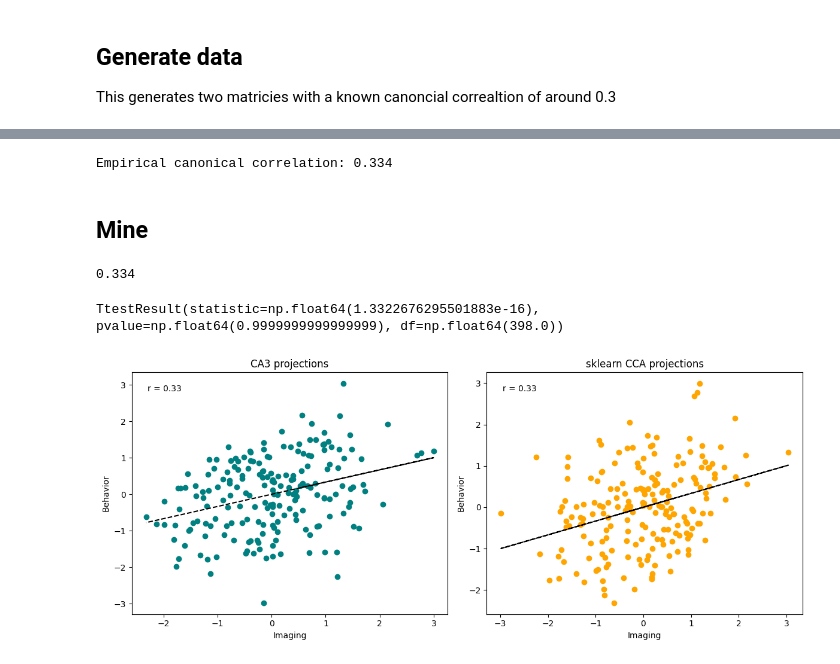
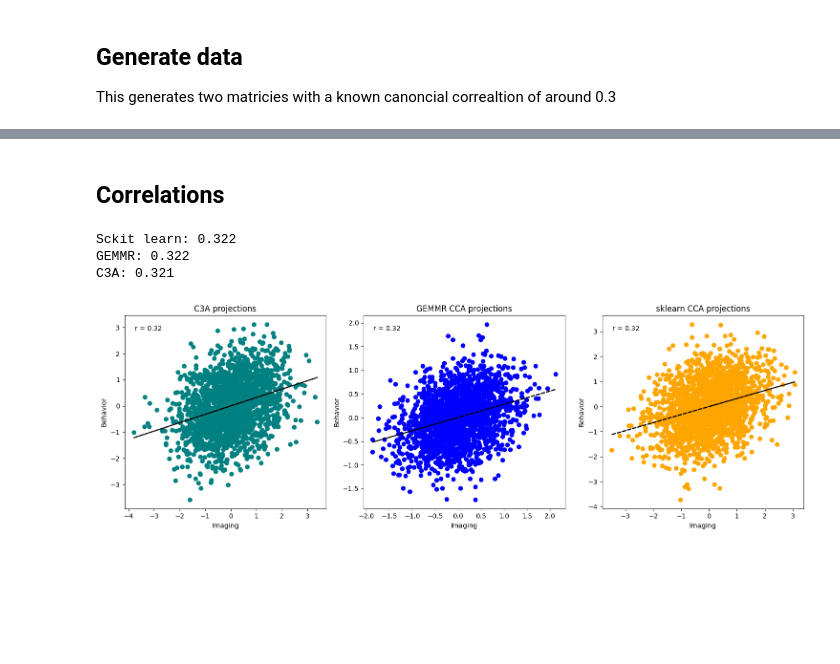
Before and after one commit to Daniel-Halls/conilab, a Jupyter notebook: conilab/hcp-disease/cca_test/ca3_testing.ipynb, the cells around one changed output, grey strips where cells are left out. Saved outputs shown, nothing was run; the diff lists cells and outputs as text; code cells hidden in the pictures; blank space fills up the shorter version.

```diff
--- a/conilab/hcp-disease/cca_test/ca3_testing.ipynb
+++ b/conilab/hcp-disease/cca_test/ca3_testing.ipynb
@@ -48,7 +19,7 @@ Y = Y_signal
 # %%
 model_definition = GEMMR('cca', wx=1, wy=1, r_between=0.3)
-behavioural_data_study1, imging_data_study1 = model_definition.generate_data(n=200)
-behavioural_data_study2, imging_data_study2 = model_definition.generate_data(n=190)
+behavioural_data_study1, imging_data_study1 = model_definition.generate_data(n=2000)
+behavioural_data_study2, imging_data_study2 = model_definition.generate_data(n=1900)
 study1 = (imging_data_study1, behavioural_data_study1)
 study2 = (imging_data_study2, behavioural_data_study2)
 # %% [markdown]
@@ -56,49 +27,58 @@ study2 = (imging_data_study2, behavioural_data_study2)
 # %%
 cca = CCA(n_components=1)
-X1_proj_cca, Y1_proj_cca = cca.fit_transform(behavioural_data_study1, imging_data_study1)
-sklearn_corr = np.corrcoef(X1_proj_cca.T, Y1_proj_cca.T)[0, 1]
-print(f"Empirical canonical correlation: {sklearn_corr:.3f}")
+gmmr_cca = SVDCCA()
+c3a_model = C3A(l2=0)
+X_sck, Y_sck = cca.fit_transform(behavioural_data_study1, imging_data_study1)
+X_gmmr, Y_gmmr = gmmr_cca.fit_transform(behavioural_data_study1, imging_data_study1)
+projections = c3a_model.fit_transform(study1)
+x_c3a = projections[0][0]
+y_c3a = projections[0][1]
-# %% [output]
-Empirical canonical correlation: 0.334
-# %% [markdown]
-## Mine
-# %%
-ca3_model = CA3(l2=0)
-projections = ca3_model.fit_transform(study1)
-ca3_corr = ca3_model.calculate_canonical_correlations()[0]
-print(f"{ca3_corr:.3f}")
-# %% [output]
-0.334
+# %% [markdown]
+## Correlations
+# %%
+gmmr_cor = float(gmmr_cca.corrs_[0])
+sklearn_corr = np.corrcoef(X_sck.T, Y_sck.T)[0, 1]
+ca3_corr = c3a_model.calculate_canonical_correlations()[0]
+print(f"Sckit learn: {sklearn_corr:.3f}")
+print(f"GEMMR: {gmmr_cor:.3f}")
+print(f"C3A: {ca3_corr:.3f}")
+# %% [output]
+Sckit learn: 0.322
+GEMMR: 0.322
+C3A: 0.321
 # %%
-import matplotlib.pyplot as plt
-import scipy.stats
-X1_proj_ca3 = projections[0][0]
-Y1_proj_ca3 = projections[0][1]
-display(scipy.stats.ttest_ind(X1_proj_ca3.flatten(), X1_proj_cca.flatten() ))
-plt.figure(figsize=(12, 5))
-
-
-plt.subplot(1, 2, 1)
-plt.scatter(X1_proj_ca3, Y1_proj_ca3, c='teal')
-m, b = np.polyfit(X1_proj_ca3.flatten(), Y1_proj_ca3.flatten(), 1)
-plt.plot(X1_proj_ca3, m*X1_proj_ca3 + b, color='black', linestyle='--')
+plt.figure(figsize=(15,5))
+plt.subplot(1, 3, 1)
+plt.scatter(x_c3a, y_c3a, c='teal')
+m, b = np.polyfit(x_c3a.flatten(), y_c3a.flatten(), 1)
+plt.plot(x_c3a, m*x_c3a + b, color='black', linestyle='--')
 plt.text(0.05, 0.95, f"r = {ca3_corr:.2f}",
          transform=plt.gca().transAxes, va='top', ha='left')
-plt.title("CA3 projections")
+plt.title("C3A projections")
 plt.xlabel("Imaging")
 plt.ylabel("Behavior")
 
-plt.subplot(1, 2, 2)
-plt.scatter(X1_proj_cca, Y1_proj_cca, c='orange', label=f"r = {sklearn_corr:.2f}")
-m, b = np.polyfit(X1_proj_cca.flatten(), Y1_proj_cca.flatten(), 1)
-plt.plot(X1_proj_cca, m*X1_proj_cca + b, color='black', linestyle='--')
+plt.subplot(1, 3, 2)
+plt.scatter(X_gmmr, Y_gmmr, c='blue', label=f"r = {gmmr_cor:.2f}")
+m, b = np.polyfit(X_gmmr.flatten(), Y_gmmr.flatten(), 1)
+plt.plot(X_gmmr, m*X_gmmr + b, color='black', linestyle='--')
+plt.text(0.05, 0.95, f"r = {gmmr_cor:.2f}",
+         transform=plt.gca().transAxes, va='top', ha='left')
+plt.title("GEMMR CCA projections")
+plt.xlabel("Imaging")
+plt.ylabel("Behavior")
+
+plt.subplot(1, 3, 3)
+plt.scatter(X_sck, Y_sck, c='orange', label=f"r = {sklearn_corr:.2f}")
+m, b = np.polyfit(X_sck.flatten(), Y_sck.flatten(), 1)
+plt.plot(X_sck, m*X_sck + b, color='black', linestyle='--')
 plt.text(0.05, 0.95, f"r = {sklearn_corr:.2f}",
          transform=plt.gca().transAxes, va='top', ha='left')
 plt.title("sklearn CCA projections")
 plt.xlabel("Imaging")
 plt.ylabel("Behavior")
+
 plt.tight_layout()
 plt.show()
 # %% [output]
-TtestResult(statistic=np.float64(1.3322676295501883e-16), pvalue=np.float64(0.9999999999999999), df=np.float64(398.0))
-[figure, old version]
+[figure, new version]
```
Also changed, not shown: parts of 5 cells of this notebook, 3 other files.
